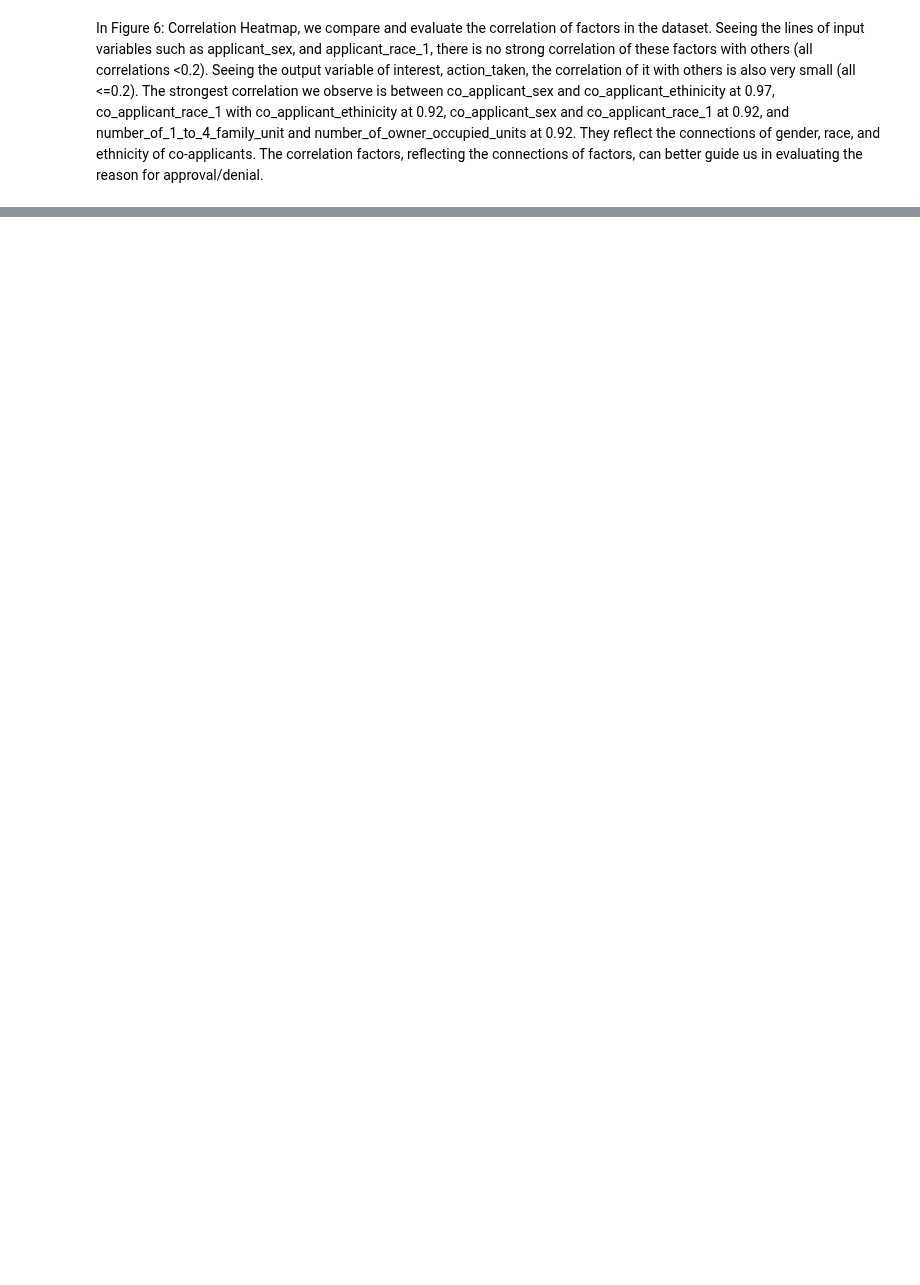
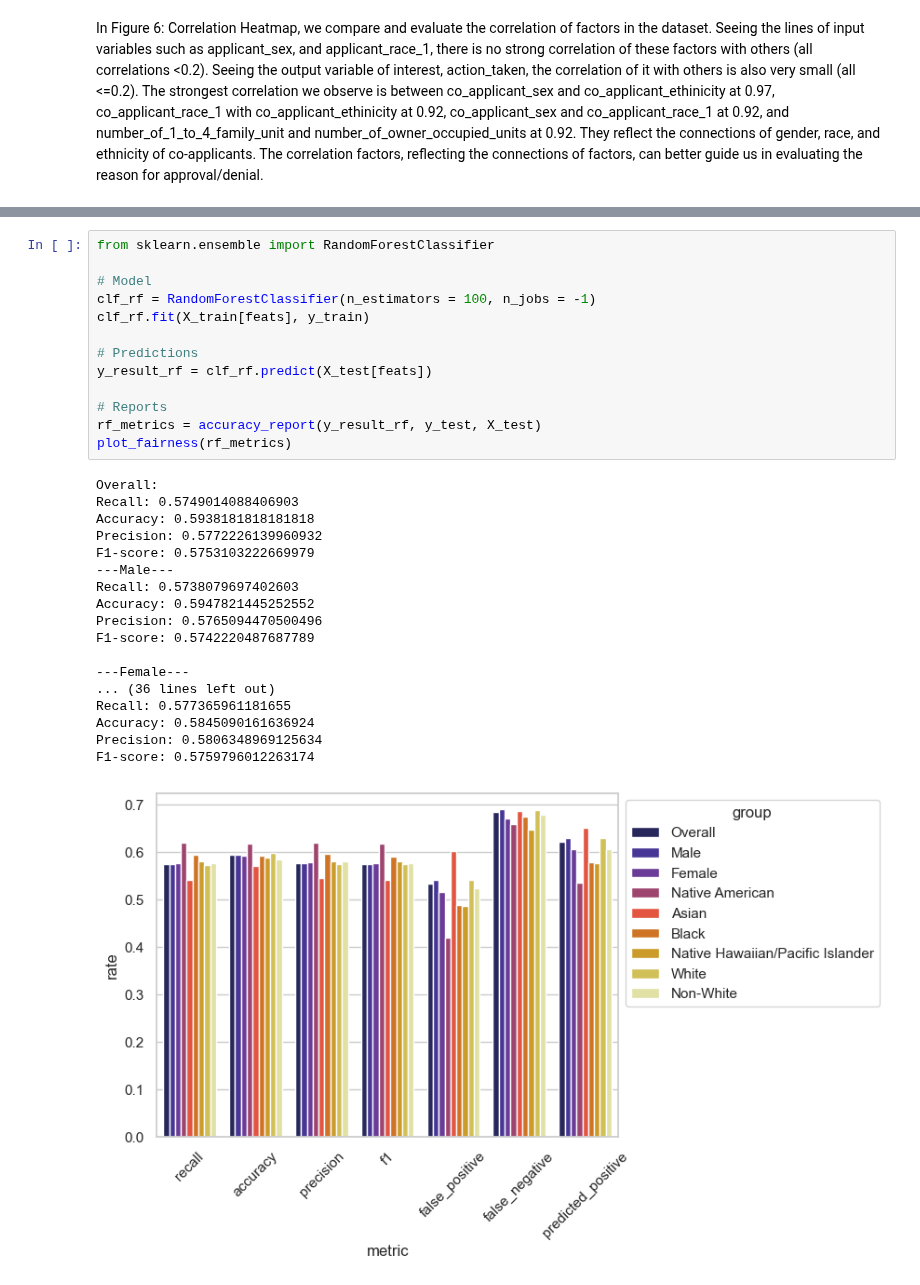
Before and after one commit to AtulyaL/INFO4390_Project, a Jupyter notebook: Phase 5.ipynb, the cells around one changed output, grey strips where cells are left out. Drawn from its saved outputs; the diff is of its cells as text; blank space fills up the shorter version.

```diff
--- a/Phase 5.ipynb
+++ b/Phase 5.ipynb
@@ -204,0 +443,32 @@ In Figure 6: Correlation Heatmap, we compare and evaluate the correlation of fac
+# %%
+from sklearn.ensemble import RandomForestClassifier
+
+# Model
+clf_rf = RandomForestClassifier(n_estimators = 100, n_jobs = -1)
+clf_rf.fit(X_train[feats], y_train)
+
+# Predictions
+y_result_rf = clf_rf.predict(X_test[feats])
+
+# Reports
+rf_metrics = accuracy_report(y_result_rf, y_test, X_test)
+plot_fairness(rf_metrics)
+# %% [output]
+Overall:
+Recall: 0.5749014088406903
+Accuracy: 0.5938181818181818
+Precision: 0.5772226139960932
+F1-score: 0.5753103222669979
+---Male---
+Recall: 0.5738079697402603
+Accuracy: 0.5947821445252552
+Precision: 0.5765094470500496
+F1-score: 0.5742220487687789
+
+---Female---
+... (36 lines left out)
+Recall: 0.577365961181655
+Accuracy: 0.5845090161636924
+Precision: 0.5806348969125634
+F1-score: 0.5759796012263174
+[figure, added]
```
Also changed, not shown: parts of 24 cells of this notebook, 4 other files.
